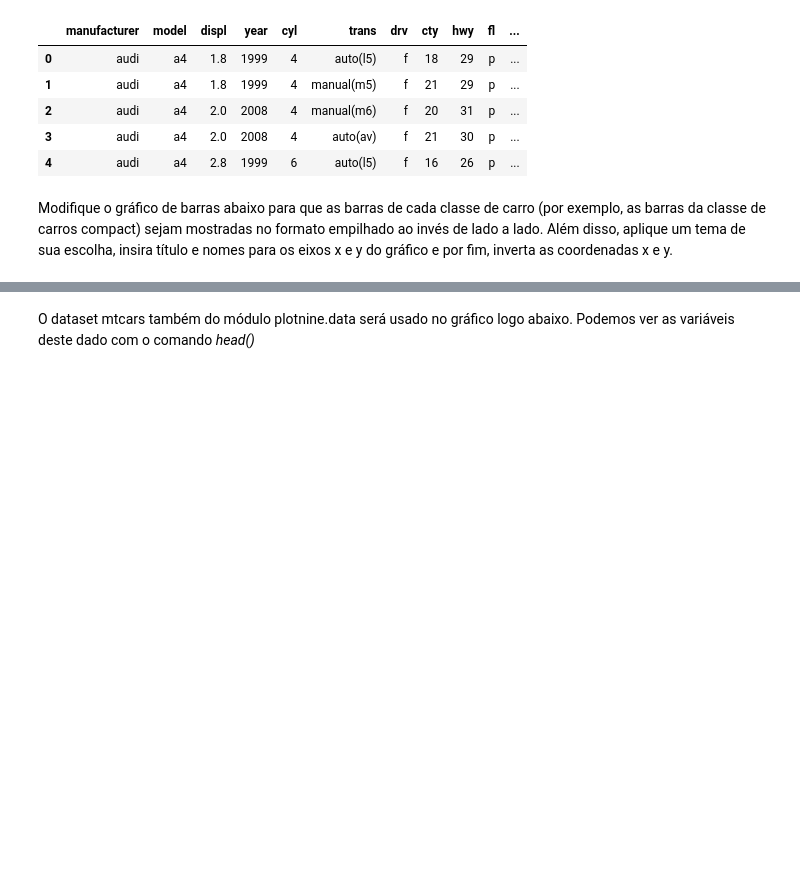
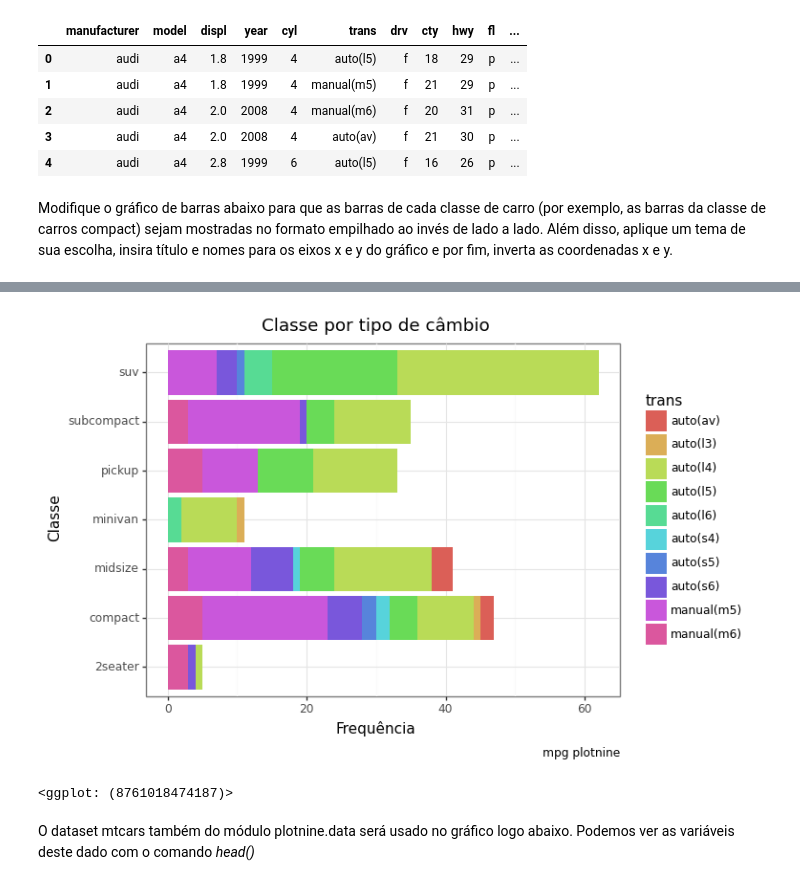
Before and after one commit to helio-cordeiro/intro_python_verao_ime_2023, a Jupyter notebook: exercicios/exercicio04.ipynb, the cells around one changed output, grey strips where cells are left out. Saved outputs shown, nothing was run; the diff lists cells and outputs as text; code cells hidden in the pictures; blank space fills up the shorter version.

```diff
--- a/exercicios/exercicio04.ipynb
+++ b/exercicios/exercicio04.ipynb
@@ -28,3 +33,17 @@ Modifique o gráfico de barras abaixo para que as barras de cada classe de carro
+# %%
+## Gráfico de Barras invertido
+(ggplot(mpg, aes(x = "class", fill = "trans")) +
+ geom_bar(position = "stack") +
+ theme_bw() +
+ labs(x = "Classe",
+      y = "Frequência",
+      title = "Classe por tipo de câmbio",
+      caption="mpg plotnine") +
+ coord_flip()
+ )
+# %% [output]
+[figure, added]
+<ggplot: (8761018474187)>
 # %% [markdown]
 O dataset mtcars também do módulo plotnine.data será usado no gráfico logo abaixo. Podemos ver as variáveis deste dado com o comando *head()*
 # %%
```
Also changed, not shown: parts of 3 cells of this notebook.
